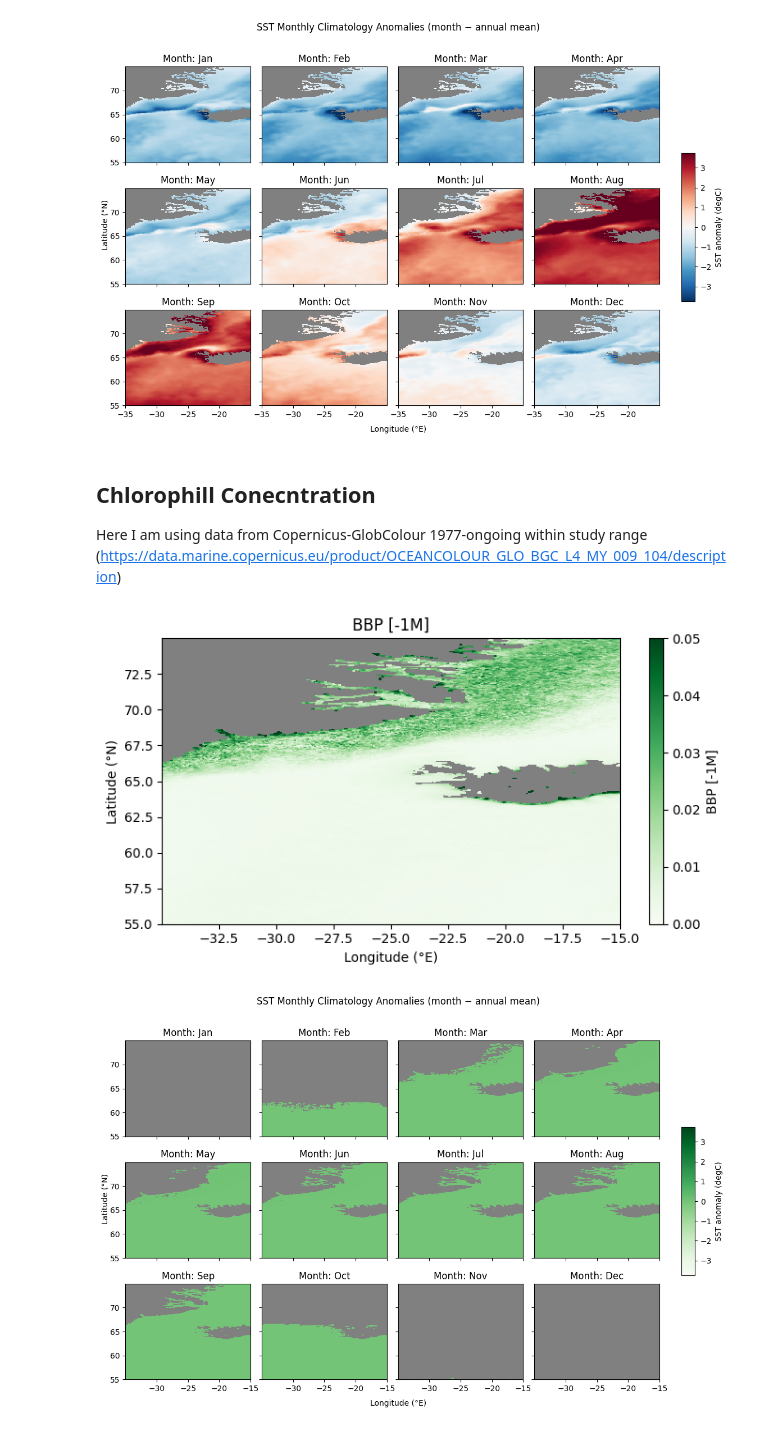
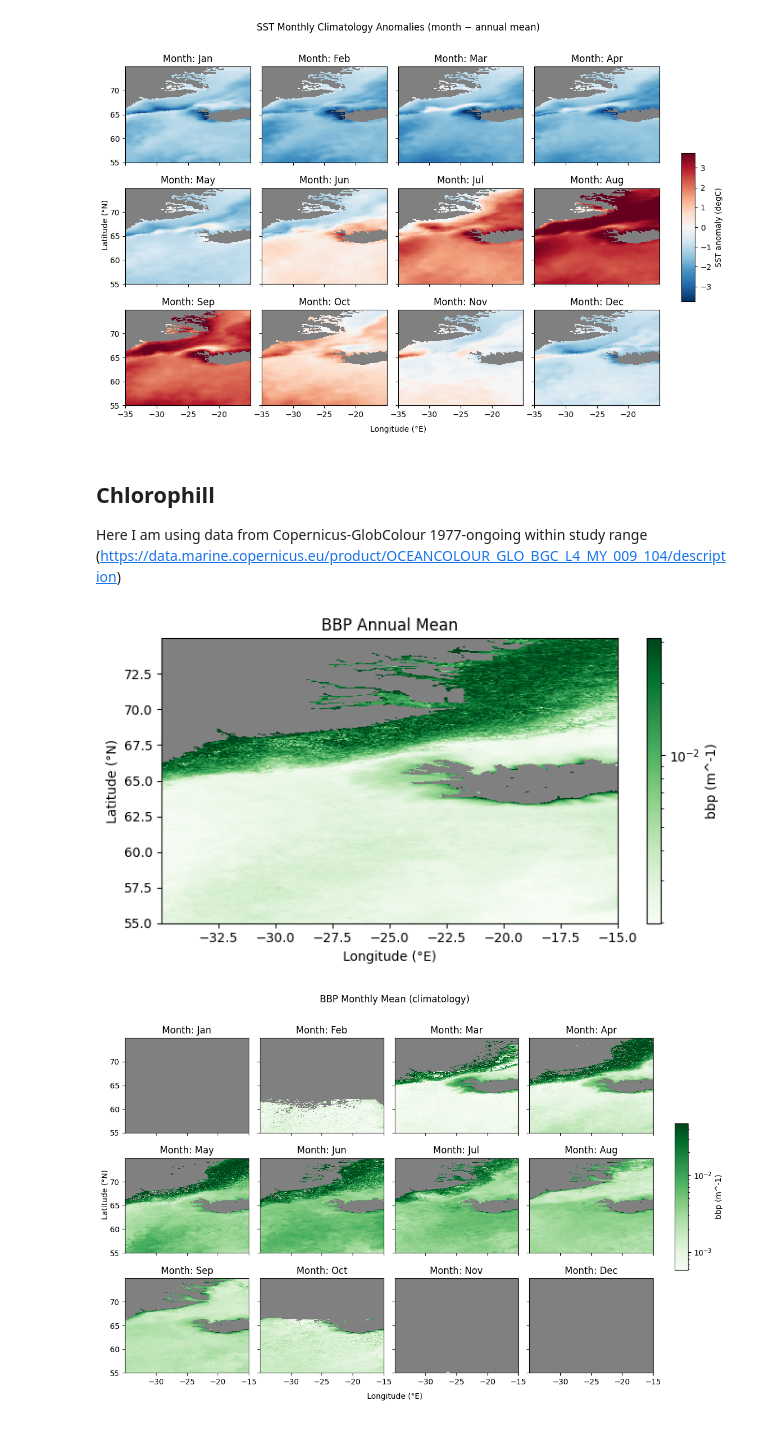
Before and after one commit to ROYVNZ/Masters, a Jupyter notebook: Scripts/Satellite_data.ipynb, the cells around one changed output. Cells and saved outputs as stored; diff of their text form; code cells hidden in the pictures.

```diff
--- a/Scripts/Satellite_data.ipynb
+++ b/Scripts/Satellite_data.ipynb
@@ -128,7 +129,7 @@ plt.show()
 # %%
 # Sectioning the ocean Basin
 # %% [markdown]
-## Chlorophill Conecntration
+## Chlorophill
 
 Here I am using data from Copernicus-GlobColour 1977-ongoing within study range (https://data.marine.copernicus.eu/product/OCEANCOLOUR_GLO_BGC_L4_MY_009_104/description)
 # %%
@@ -148,42 +149,54 @@ bbp_annual_mean = bbp_clim12.mean('month')                             # (lat, l
 lon = bbp[lon_name].values
 lat = bbp[lat_name].values
 # %%
+# Robust color scale for positive bbp values (log scale)
+_vals = bbp_annual_mean.values
+_pos = _vals[(np.isfinite(_vals)) & (_vals > 0)]
+_vmin, _vmax = np.nanquantile(_pos, [0.02, 0.98])
 fig, ax = plt.subplots(figsize=(7,4))
-cc = ax.pcolor(lon, lat, bbp_annual_mean.values, cmap='Greens',
-               vmax = 0.05,
-               vmin = 0)  # use cmocean.cm.thermal if available
-plt.colorbar(cc, ax=ax, label='BBP [-1M]')
-ax.set_title("BBP [-1M]")
+cc = ax.pcolormesh(
+    lon, lat, bbp_annual_mean.values,
+    cmap='Greens', norm=colors.LogNorm(vmin=float(_vmin), vmax=float(_vmax)),
+    shading='auto'
+)
+plt.colorbar(cc, ax=ax, label='bbp (m^-1)')
+ax.set_title("BBP Annual Mean")
 ax.set_xlabel("Longitude (°E)")
 ax.set_ylabel("Latitude (°N)")
 ax.set_facecolor("gray")
 plt.tight_layout()
 plt.show()
 # %% [output]
-[figure, old version]
+[figure, new version]
 # %%
-# Symmetric color scale using robust 98th percentile to avoid outliers
-vlim = float(np.nanquantile(np.abs(seasonal_anom.values), 0.98))
+# Robust color scale for positive bbp values across all months (log scale)
+_vals = bbp_clim12.values
+_pos = _vals[(np.isfinite(_vals)) & (_vals > 0)]
+_vmin, _vmax = np.nanquantile(_pos, [0.02, 0.98])
 months_labels = ['Jan','Feb','Mar','Apr','May','Jun','Jul','Aug','Sep','Oct','Nov','Dec']
 
 fig, ax = plt.subplots(3, 4, sharex=True, sharey=True, figsize=(12,8))
 cc_last = None
 for i, ax0 in enumerate(ax.ravel()):
     da = bbp_clim12.isel(month=i).values
-    cc_last = ax0.pcolor(lon, lat, da, cmap='Greens', vmin=-vlim, vmax=+vlim)
+    cc_last = ax0.pcolormesh(
+        lon, lat, da, cmap='Greens',
+        norm=colors.LogNorm(vmin=float(_vmin), vmax=float(_vmax)),
+        shading='auto'
+    )
     ax0.set_title(f"Month: {months_labels[i]}")
     ax0.set_facecolor("gray")
 
-# Colorbar on the right, like the practical
+# Colorbar on the right
 axcb = fig.add_axes([0.92, 0.33, 0.02, 0.33])
 cb = plt.colorbar(cc_last, cax=axcb)
-cb.set_label("SST anomaly (degC)")
+cb.set_label("bbp (m^-1)")
 
 # Shared labels
 fig.text(0.5, 0.04, "Longitude (°E)", ha='center')
 fig.text(0.06, 0.5, "Latitude (°N)", va='center', rotation='vertical')
-fig.suptitle("SST Monthly Climatology Anomalies (month − annual mean)", y=0.95)
+fig.suptitle("BBP Monthly Mean (climatology)", y=0.95)
 plt.tight_layout(rect=[0.06, 0.05, 0.9, 0.94])
 plt.show()
 # %% [output]
-[figure, old version]
+[figure, new version]
```
Also changed, not shown: parts of 1 cell of this notebook, 1 other file.
